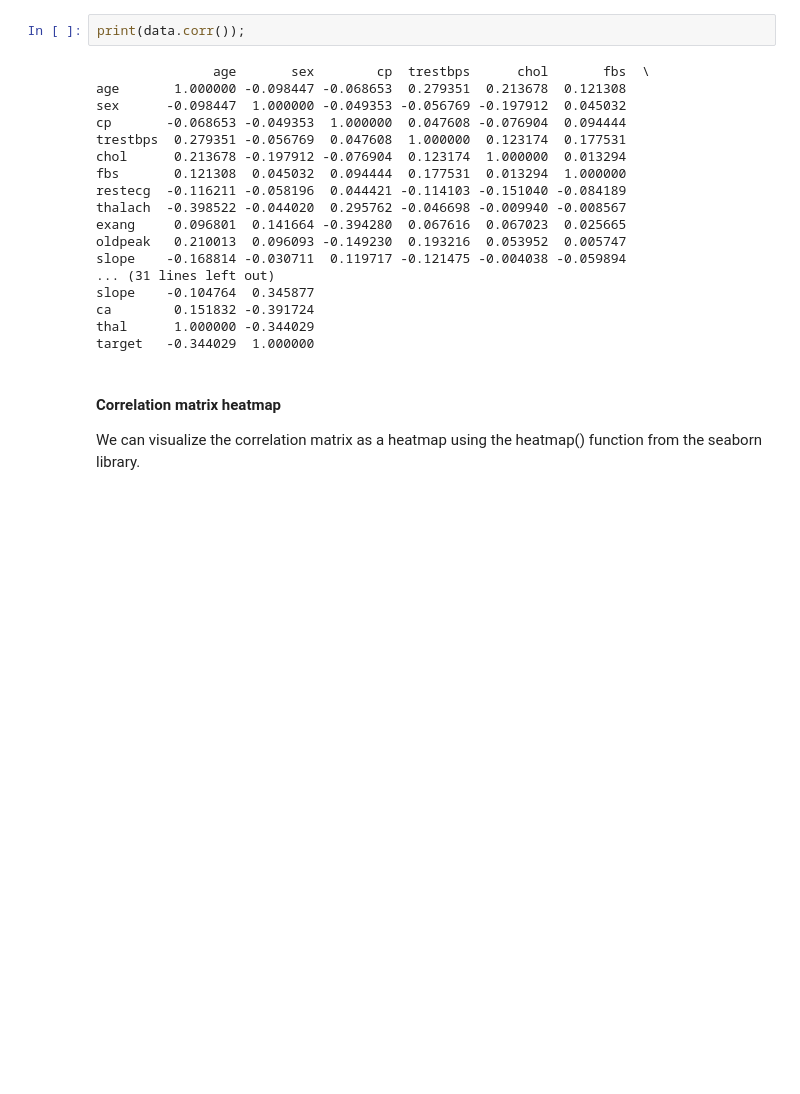
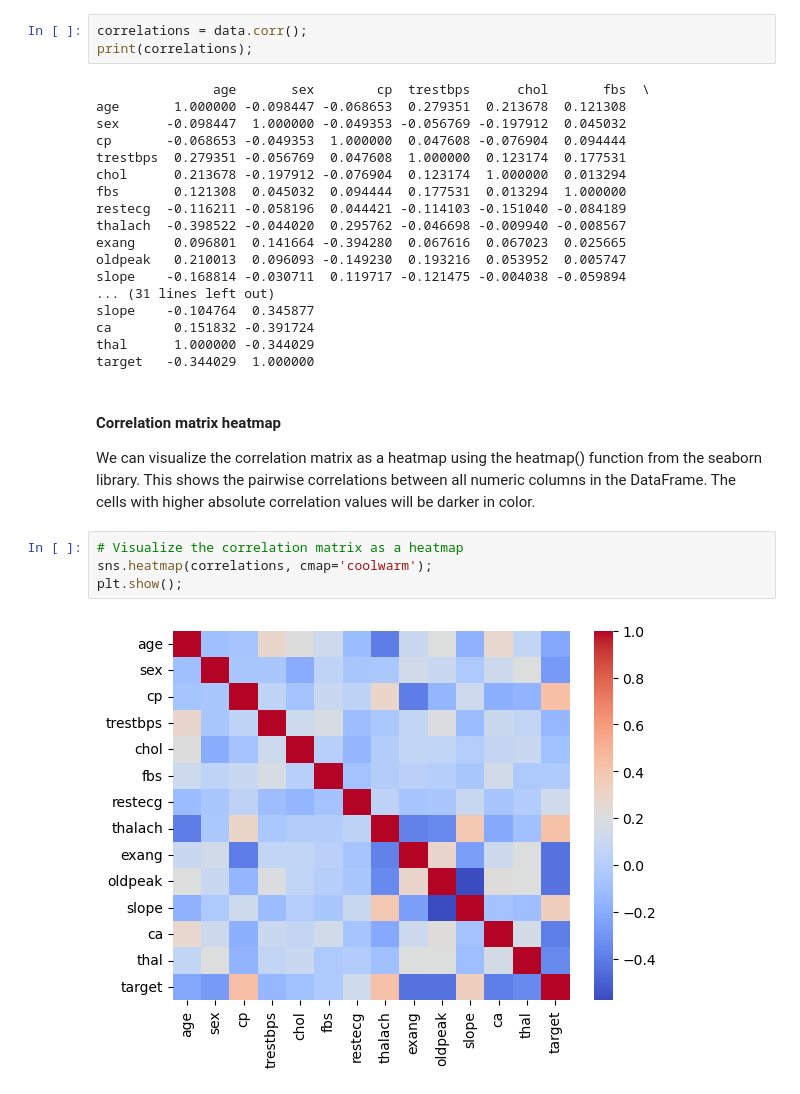
Before and after one commit to jpatel98/heart-disease-analysis, a Jupyter notebook: heart-disease-analysis.ipynb, the cells around one changed output. Drawn from its saved outputs; the diff is of its cells as text; blank space fills up the shorter version.

Commit message:
Finish simple data analysis

```diff
--- a/heart-disease-analysis.ipynb
+++ b/heart-disease-analysis.ipynb
@@ -131,7 +131,8 @@ max      3.000000    1.000000
 ### Correlations
 Let's calculate correlations between columns using the corr() method. This will calculate the pairwise correlations between all numeric columns in the DataFrame and create a correlation matrix. The output will be a square matrix where each cell represents the correlation between two columns. The diagonal cells will be 1, to represent the correlations between pairs of columns. The values in the correlation matrix range from -1 to 1, where -1 represents a perfectly negative correlation, 0 represents no correlation, and 1 represents a perfectly positive correlation.
 # %%
-print(data.corr());
+correlations = data.corr();
+print(correlations);
 # %% [output]
                age       sex        cp  trestbps      chol       fbs  \
 age       1.000000 -0.098447 -0.068653  0.279351  0.213678  0.121308
@@ -152,4 +153,10 @@ thal      1.000000 -0.344029
 target   -0.344029  1.000000
 # %% [markdown]
 #### Correlation matrix heatmap
-We can visualize the correlation matrix as a heatmap using the heatmap() function from the seaborn library.
+We can visualize the correlation matrix as a heatmap using the heatmap() function from the seaborn library. This shows the pairwise correlations between all numeric columns in the DataFrame. The cells with higher absolute correlation values will be darker in color.
+# %%
+# Visualize the correlation matrix as a heatmap
+sns.heatmap(correlations, cmap='coolwarm');
+plt.show();
+# %% [output]
+[figure, added]
```
Also changed, not shown: parts of 6 cells of this notebook.
